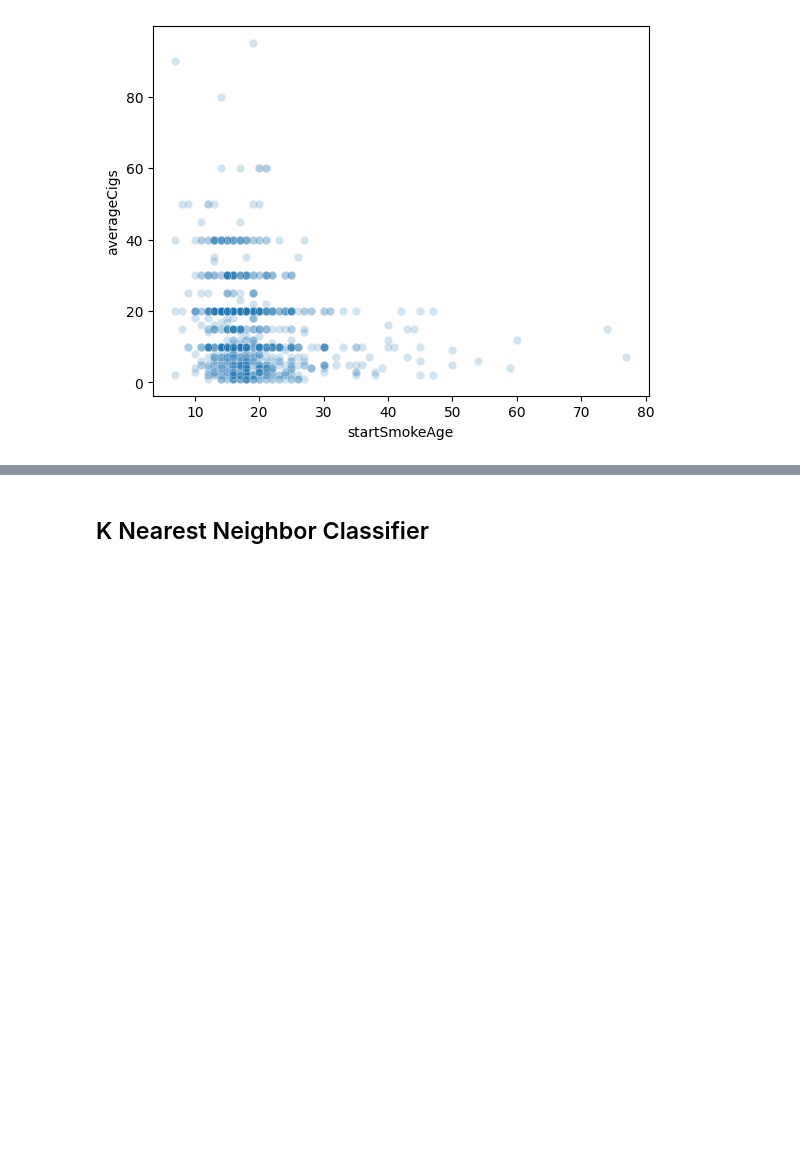
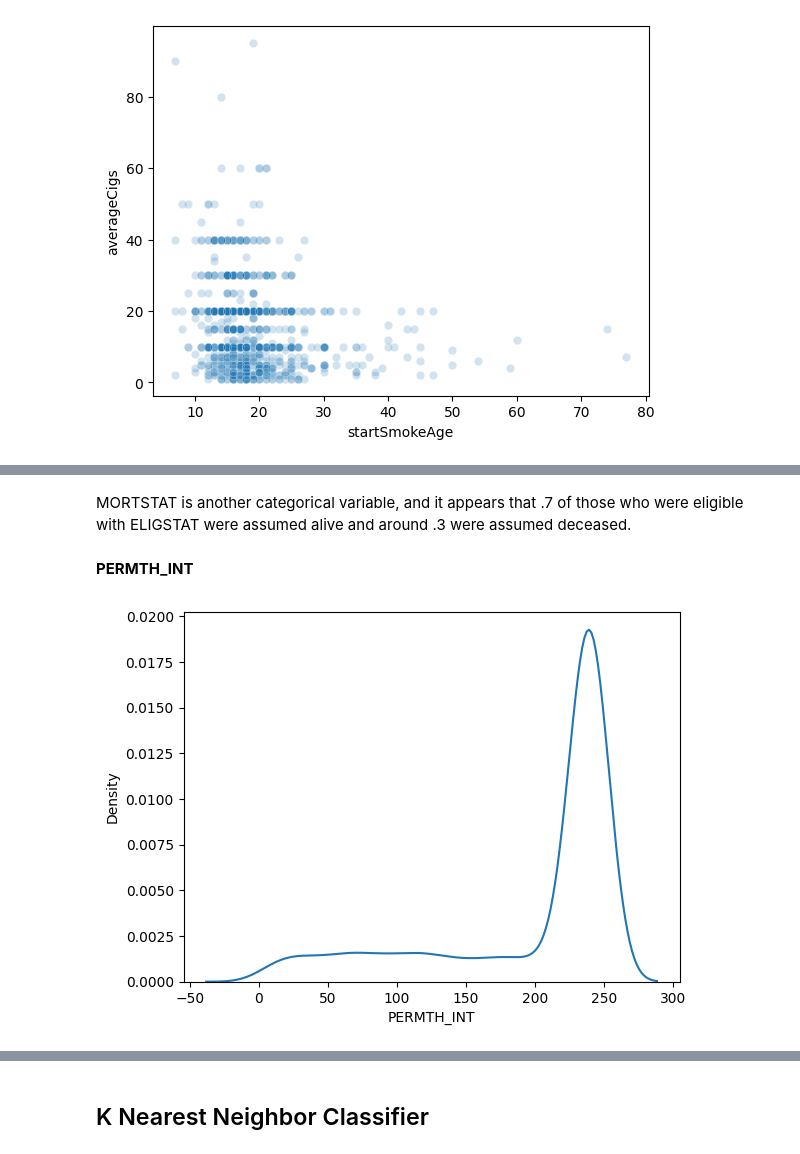
Before and after one commit to dfu5sm/undergrad_ml_assignments, a Jupyter notebook: collect_data.ipynb, the cells around one changed output, grey strips where cells are left out. Cells and saved outputs as stored; diff of their text form; code cells hidden in the pictures; blank space fills up the shorter version.

```diff
--- a/collect_data.ipynb
+++ b/collect_data.ipynb
@@ -222,0 +250,10 @@ plt.show()
+# %% [markdown]
+MORTSTAT is another categorical variable, and it appears that .7 of those who were eligible with ELIGSTAT were assumed alive and around .3 were assumed deceased.
+# %% [markdown]
+**PERMTH_INT**
+# %%
+#PERMTH_INT overall
+sns.kdeplot(new_df, x="PERMTH_INT")
+plt.show()
+# %% [output]
+[figure, added]
```
Also changed, not shown: parts of 24 cells of this notebook.
